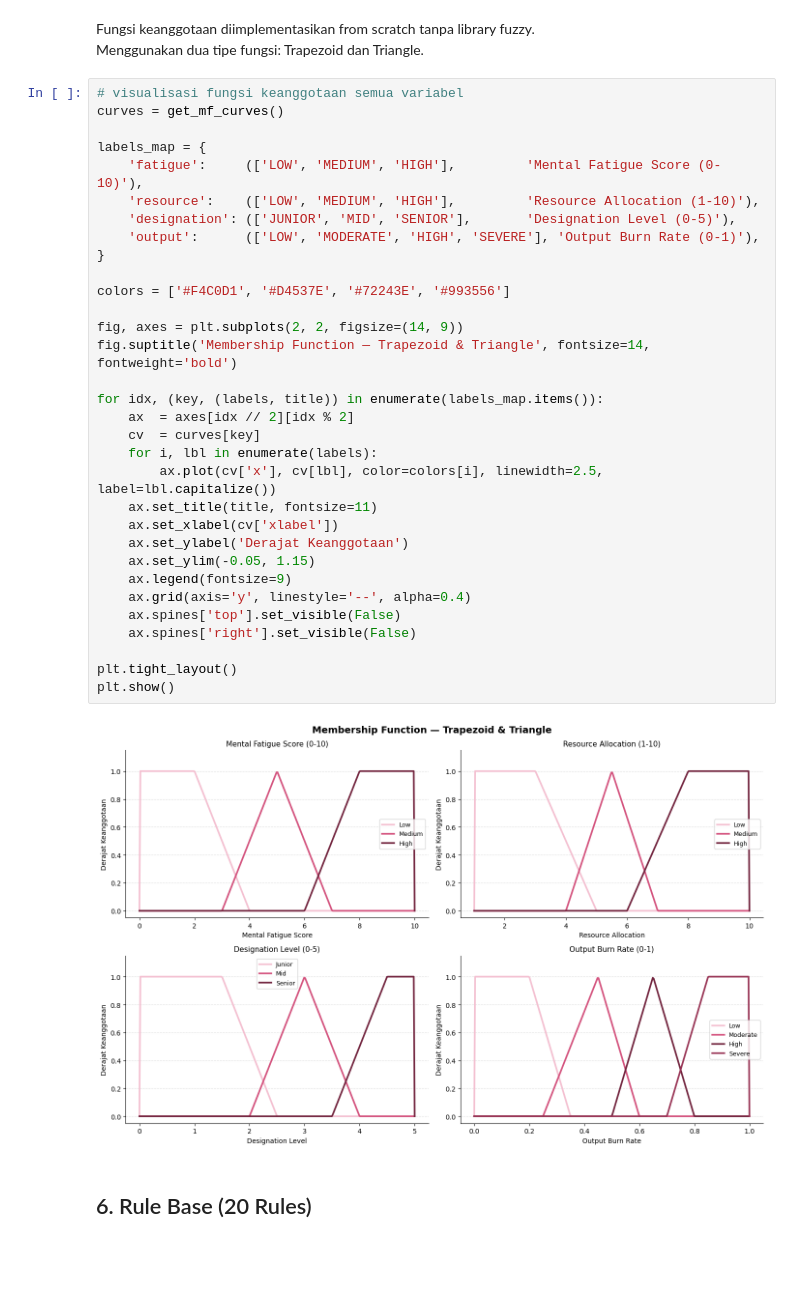
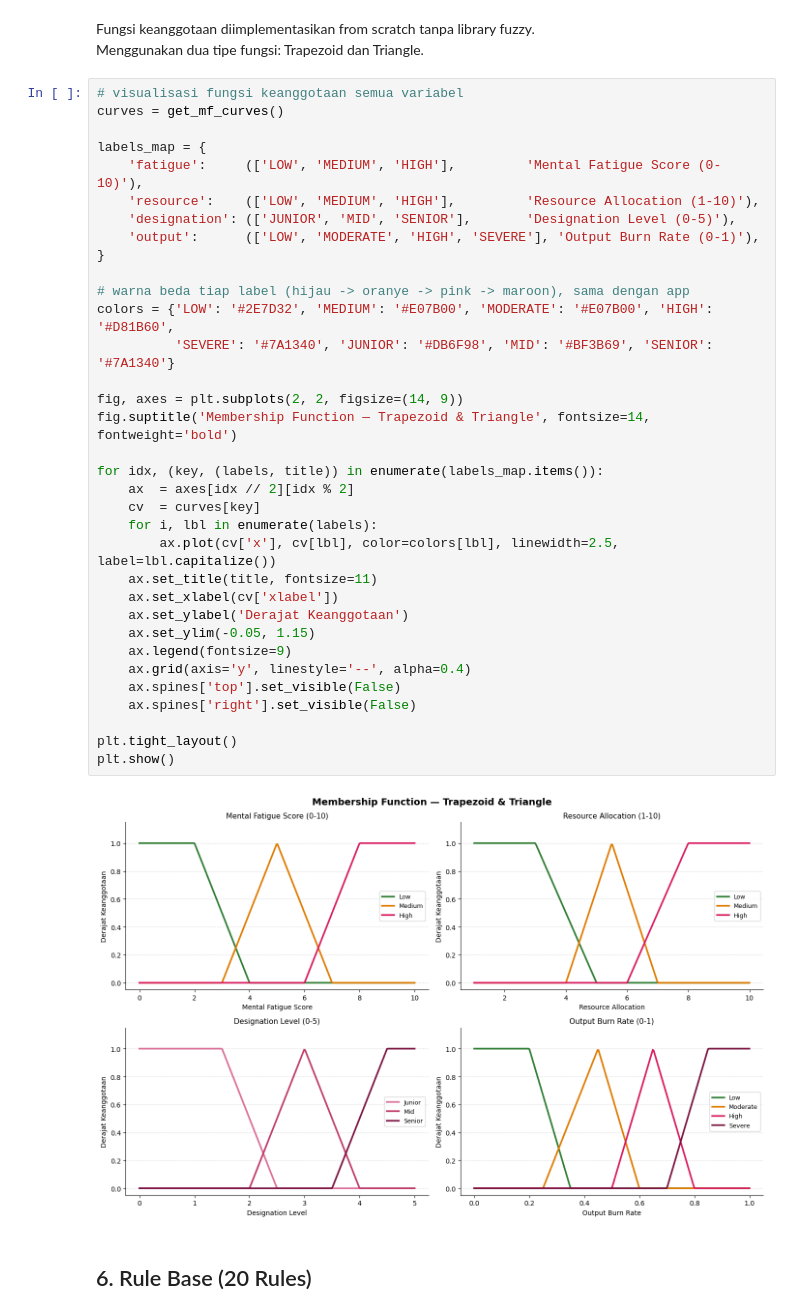
Before and after one commit to Dellviea/burnout-fuzzy, a Jupyter notebook: notebook/burnout_fuzzy.ipynb, the cells around one changed output. Cells and saved outputs as stored; diff of their text form; blank space fills up the shorter version.

```diff
--- a/notebook/burnout_fuzzy.ipynb
+++ b/notebook/burnout_fuzzy.ipynb
@@ -247,36 +249,38 @@ Menggunakan dua tipe fungsi: Trapezoid dan Triangle.
 # visualisasi fungsi keanggotaan semua variabel
 curves = get_mf_curves()
 
 labels_map = {
     'fatigue':     (['LOW', 'MEDIUM', 'HIGH'],         'Mental Fatigue Score (0-10)'),
     'resource':    (['LOW', 'MEDIUM', 'HIGH'],         'Resource Allocation (1-10)'),
     'designation': (['JUNIOR', 'MID', 'SENIOR'],       'Designation Level (0-5)'),
     'output':      (['LOW', 'MODERATE', 'HIGH', 'SEVERE'], 'Output Burn Rate (0-1)'),
 }
 
-colors = ['#F4C0D1', '#D4537E', '#72243E', '#993556']
+# warna beda tiap label (hijau -> oranye -> pink -> maroon), sama dengan app
+colors = {'LOW': '#2E7D32', 'MEDIUM': '#E07B00', 'MODERATE': '#E07B00', 'HIGH': '#D81B60',
+          'SEVERE': '#7A1340', 'JUNIOR': '#DB6F98', 'MID': '#BF3B69', 'SENIOR': '#7A1340'}
 
 fig, axes = plt.subplots(2, 2, figsize=(14, 9))
 fig.suptitle('Membership Function — Trapezoid & Triangle', fontsize=14, fontweight='bold')
 
 for idx, (key, (labels, title)) in enumerate(labels_map.items()):
     ax  = axes[idx // 2][idx % 2]
     cv  = curves[key]
     for i, lbl in enumerate(labels):
-        ax.plot(cv['x'], cv[lbl], color=colors[i], linewidth=2.5, label=lbl.capitalize())
+        ax.plot(cv['x'], cv[lbl], color=colors[lbl], linewidth=2.5, label=lbl.capitalize())
     ax.set_title(title, fontsize=11)
     ax.set_xlabel(cv['xlabel'])
     ax.set_ylabel('Derajat Keanggotaan')
     ax.set_ylim(-0.05, 1.15)
     ax.legend(fontsize=9)
     ax.grid(axis='y', linestyle='--', alpha=0.4)
     ax.spines['top'].set_visible(False)
     ax.spines['right'].set_visible(False)
 
 plt.tight_layout()
 plt.show()
 # %% [output]
-[figure, old version]
+[figure, new version]
 # %% [markdown]
 ## 6. Rule Base (20 Rules)
 # %%
```
Also changed, not shown: parts of 14 cells of this notebook, 9 other files.
